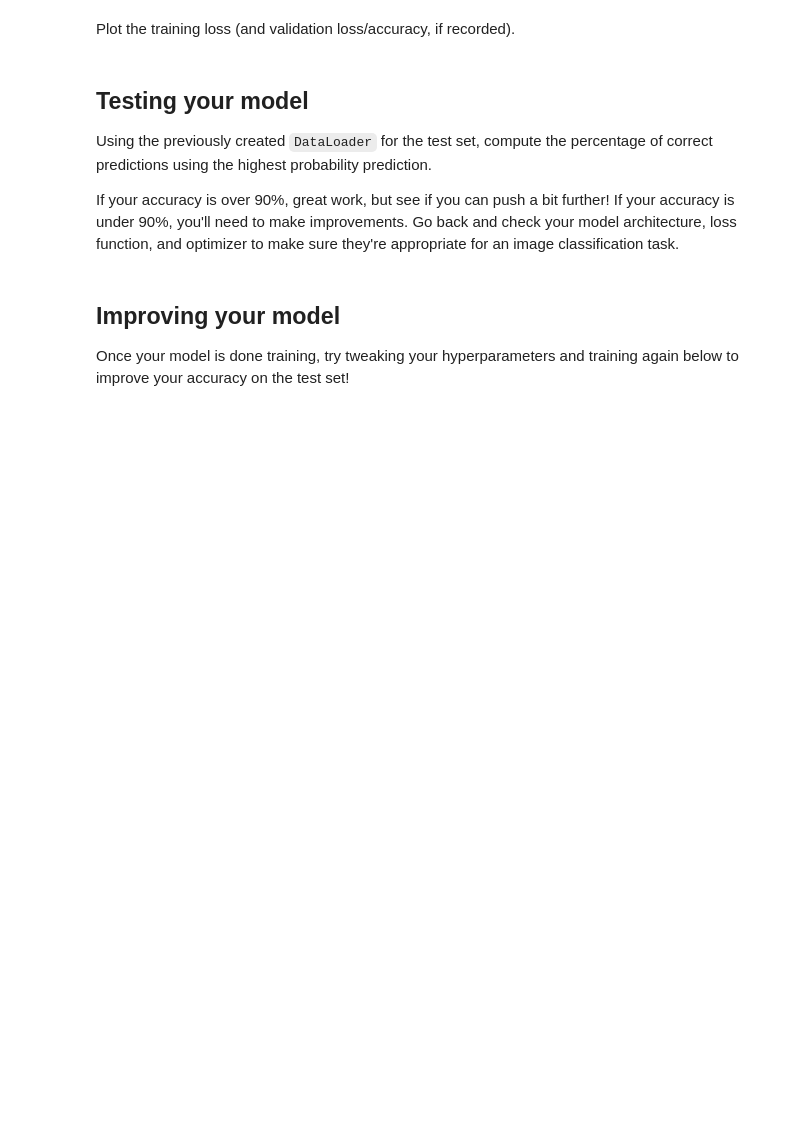
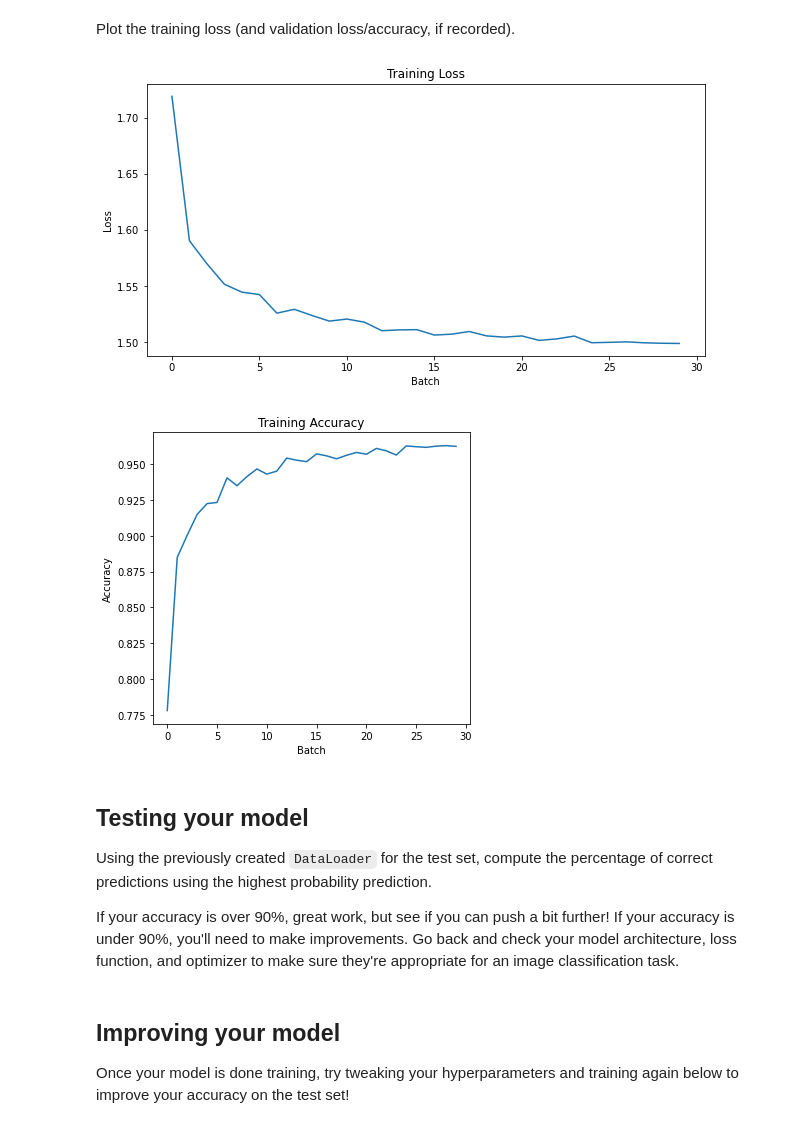
Before and after one commit to RedietMillion/AWS_2nd_project-Developing-a-Handwritten-Digits-Classifier-with-PyTorch, a Jupyter notebook: MNIST_Handwritten_Digits-STARTER.ipynb, the cells around one changed output. Saved outputs shown, nothing was run; the diff lists cells and outputs as text; code cells hidden in the pictures; blank space fills up the shorter version.

```diff
--- a/MNIST_Handwritten_Digits-STARTER.ipynb
+++ b/MNIST_Handwritten_Digits-STARTER.ipynb
@@ -137,3 +155,8 @@ If you use a less common loss function, please note why you chose that loss func
+# %%
+## YOUR CODE HERE ##
+# Before training the model first we should define loss function and optmizer
+criterion = nn.CrossEntropyLoss()
+optimizer = optim.Adam(model.parameters(), lr = 0.001)
 # %% [markdown]
 ## Running your Neural Network
 Use whatever method you like to train your neural network, and ensure you record the average loss at each epoch.
@@ -149,3 +219,26 @@ Plot the training loss (and validation loss/accuracy, if recorded).
+# %%
+## YOUR CODE HERE ##
+#Plot the loss and accuracy
+
+plt.figure(figsize=(10,5))
+plt.subplot(1,1,1)
+plt.plot(loss_values)
+plt.xlabel('Batch')
+plt.ylabel('Loss')
+plt.title('Training Loss')
+
+plt.figure(figsize=(10,5))
+plt.subplot(1,2,2)
+plt.plot(accuracy_values)
+plt.xlabel('Batch')
+plt.ylabel('Accuracy')
+plt.title('Training Accuracy')
+plt.tight_layout()
+
+plt.show()
+# %% [output]
+[figure, added]
+[figure, added]
 # %% [markdown]
 ## Testing your model
 Using the previously created `DataLoader` for the test set, compute the percentage of correct predictions using the highest probability prediction.
```
Also changed, not shown: parts of 8 cells of this notebook, 1 other file.
